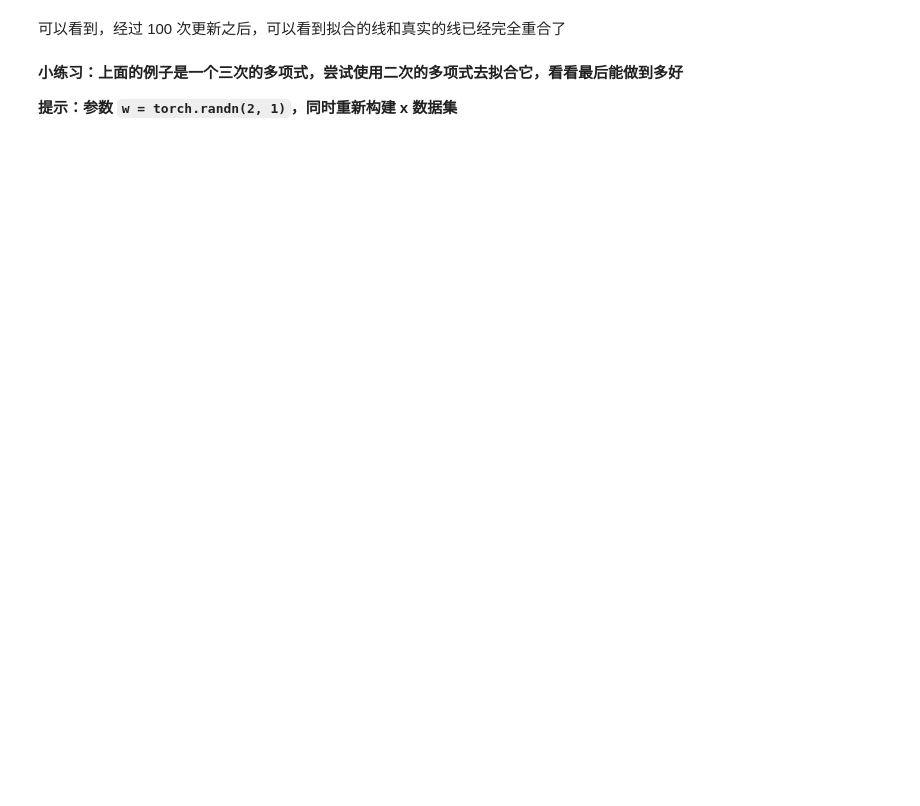
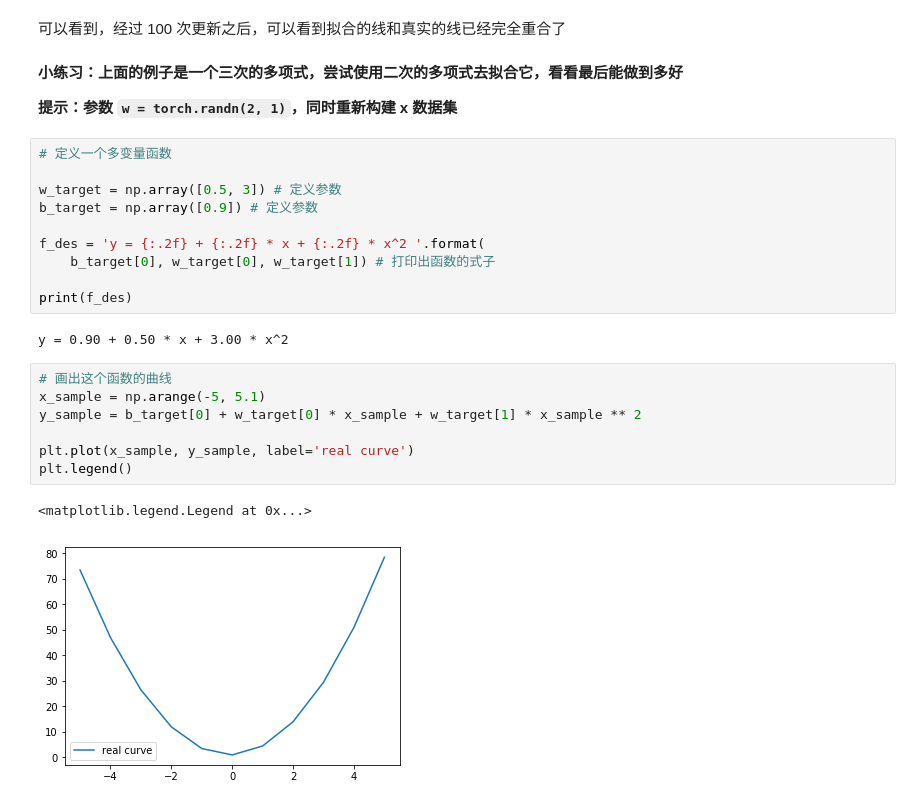
Before and after one commit to HBU/DL_NLP, a Jupyter notebook: code-of-learn-deep-learning-with-pytorch-master/chapter03_NN/1 linear-regression-gradient-descend.ipynb, the cells around one changed output. Drawn from its saved outputs; the diff is of its cells as text; blank space fills up the shorter version.

```diff
--- a/code-of-learn-deep-learning-with-pytorch-master/chapter03_NN/1 linear-regression-gradient-descend.ipynb
+++ b/code-of-learn-deep-learning-with-pytorch-master/chapter03_NN/1 linear-regression-gradient-descend.ipynb
@@ -374,3 +356,25 @@ plt.legend()
 **小练习：上面的例子是一个三次的多项式，尝试使用二次的多项式去拟合它，看看最后能做到多好**
 
 **提示：参数 `w = torch.randn(2, 1)`，同时重新构建 x 数据集**
+# %%
+# 定义一个多变量函数
+
+w_target = np.array([0.5, 3]) # 定义参数
+b_target = np.array([0.9]) # 定义参数
+
+f_des = 'y = {:.2f} + {:.2f} * x + {:.2f} * x^2 '.format(
+    b_target[0], w_target[0], w_target[1]) # 打印出函数的式子
+
+print(f_des)
+# %% [output]
+y = 0.90 + 0.50 * x + 3.00 * x^2
+# %%
+# 画出这个函数的曲线
+x_sample = np.arange(-5, 5.1)
+y_sample = b_target[0] + w_target[0] * x_sample + w_target[1] * x_sample ** 2
+
+plt.plot(x_sample, y_sample, label='real curve')
+plt.legend()
+# %% [output]
+<matplotlib.legend.Legend at 0x...>
+[figure, added]
```
Also changed, not shown: parts of 21 cells of this notebook, 1 other file.
